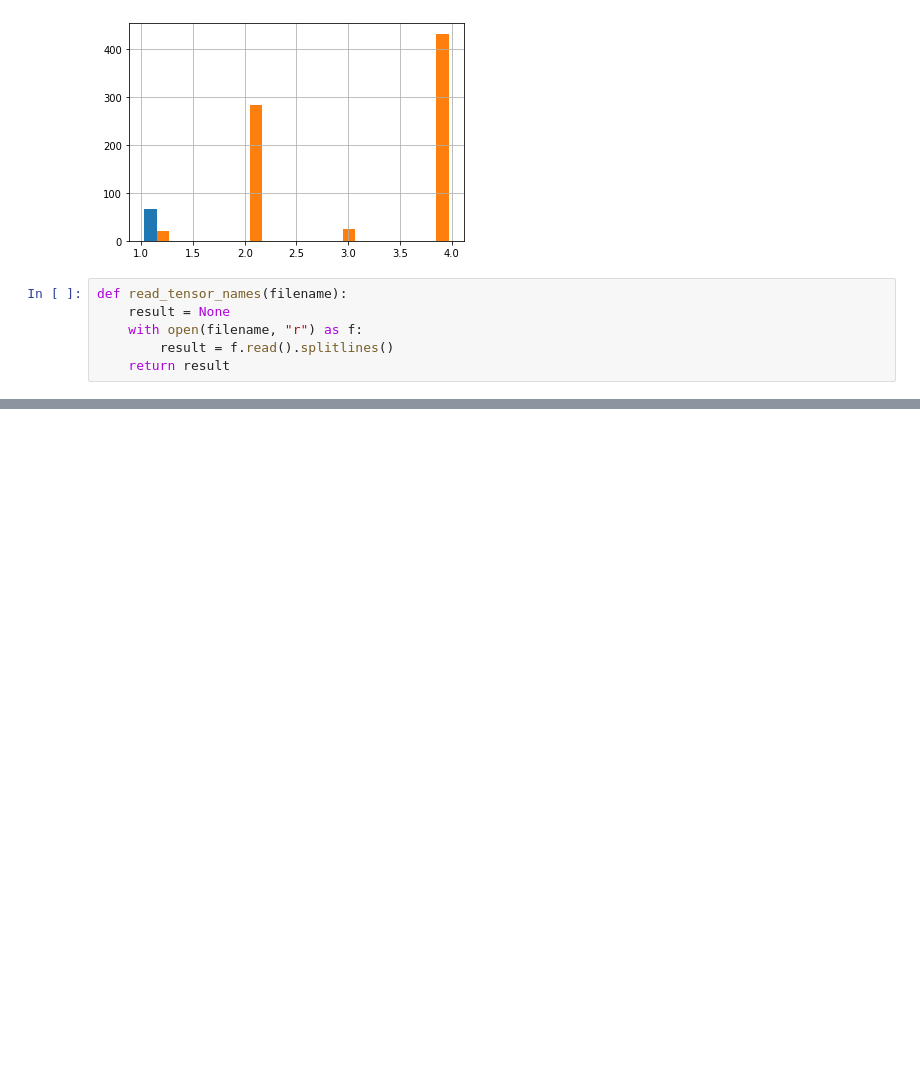
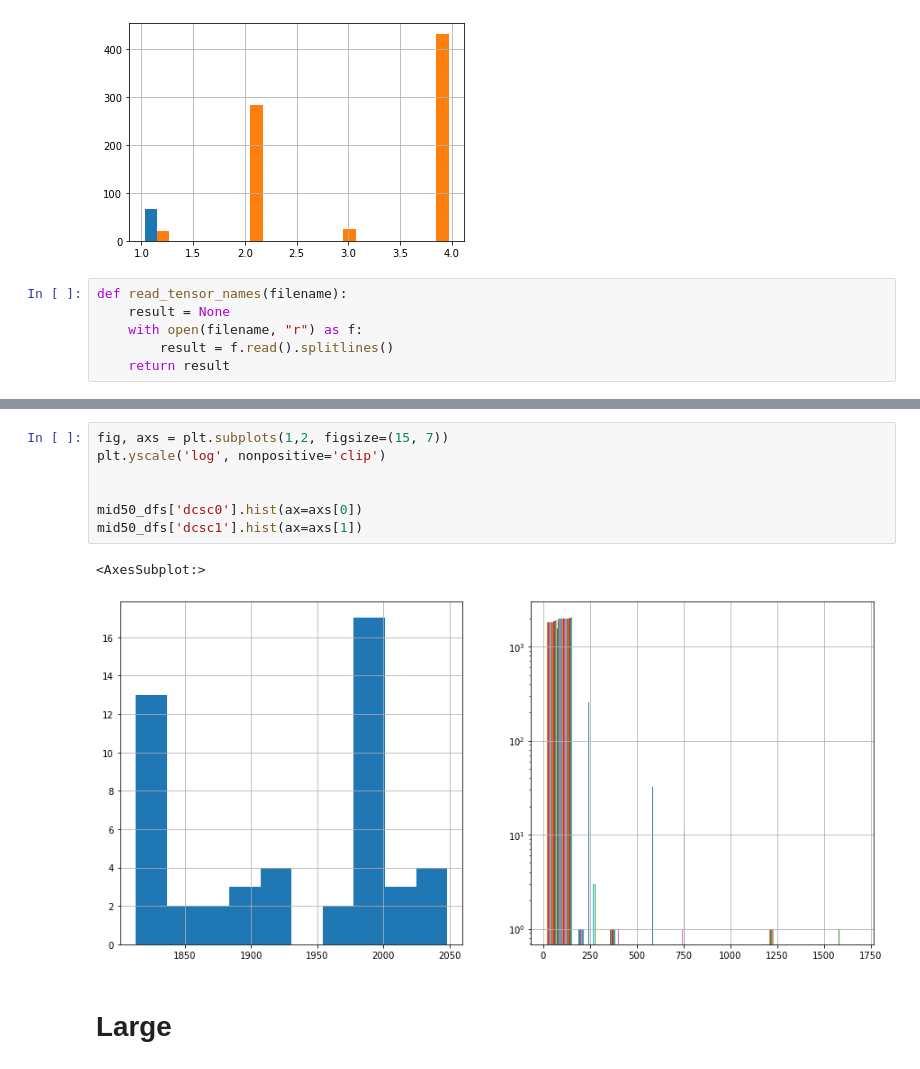
Before and after one commit to weiya711/sam, a Jupyter notebook: scripts/blocking_visualization.ipynb, the cells around one changed output, grey strips where cells are left out. Saved outputs shown, nothing was run; the diff lists cells and outputs as text; blank space fills up the shorter version.

```diff
--- a/scripts/blocking_visualization.ipynb
+++ b/scripts/blocking_visualization.ipynb
@@ -154,0 +227,12 @@ FileNotFoundError: [Errno 2] No such file or directory: '/home/oliviahsu/Documen
+# %%
+fig, axs = plt.subplots(1,2, figsize=(15, 7))
+plt.yscale('log', nonpositive='clip')
+
+
+mid50_dfs['dcsc0'].hist(ax=axs[0])
+mid50_dfs['dcsc1'].hist(ax=axs[1])
+# %% [output]
+<AxesSubplot:>
+[figure, added]
+# %% [markdown]
+# Large
```
Also changed, not shown: parts of 28 cells of this notebook.
